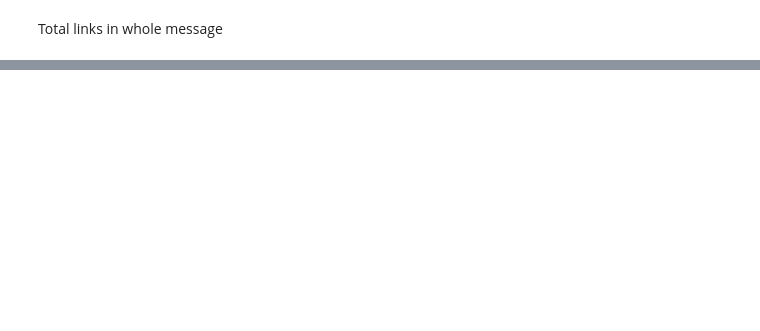
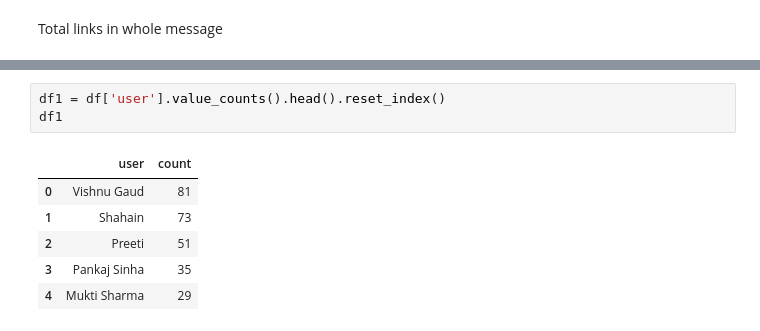
Before and after one commit to sudeepSubedi01/whatsapp-chat-analysis, a Jupyter notebook: chat-analyzer.ipynb, the cells around one changed output, grey strips where cells are left out. Cells and saved outputs as stored; diff of their text form; blank space fills up the shorter version.

```diff
--- a/chat-analyzer.ipynb
+++ b/chat-analyzer.ipynb
@@ -293,0 +342,10 @@ ext.find_urls(' '.join(df['message'].values.tolist()))
+# %%
+df1 = df['user'].value_counts().head().reset_index()
+df1
+# %% [output]
+|  | user | count |
+| 0 | Vishnu Gaud | 81 |
+| 1 | Shahain | 73 |
+| 2 | Preeti | 51 |
+| 3 | Pankaj Sinha | 35 |
+| 4 | Mukti Sharma | 29 |
```
Also changed, not shown: parts of 49 cells of this notebook, 5 other files.
